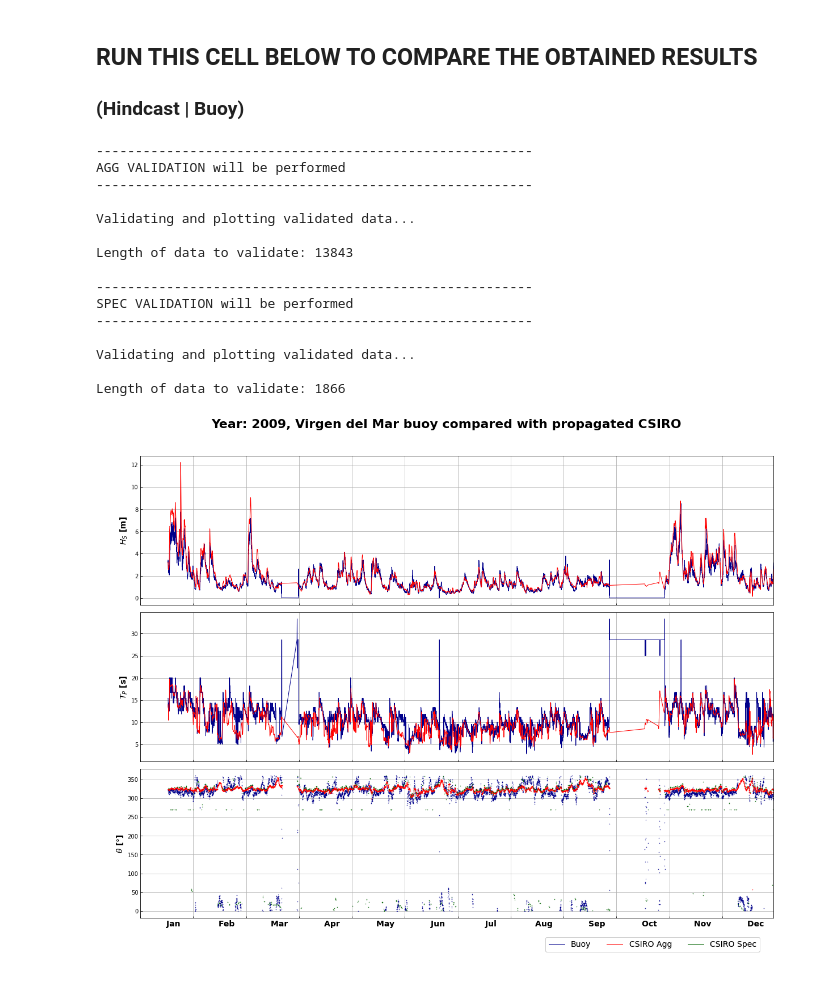
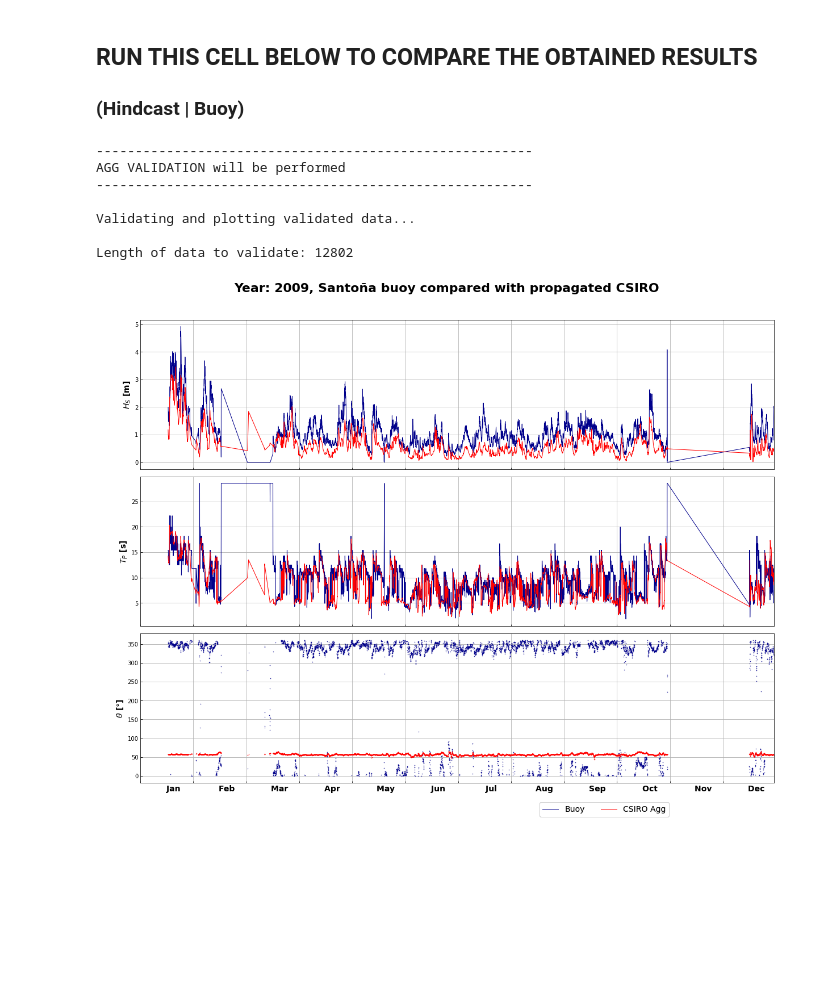
Before and after one commit to javitausia/DeliWaves, a Jupyter notebook: rbf/rbf_notebook.ipynb, the cells around one changed output. Saved outputs shown, nothing was run; the diff lists cells and outputs as text; code cells hidden in the pictures; blank space fills up the shorter version.

Commit message:
update notebooks for the book

```diff
--- a/rbf/rbf_notebook.ipynb
+++ b/rbf/rbf_notebook.ipynb
@@ -70,8 +70,8 @@ p_data = op.join(os.getcwd(), '..', 'data')
 p_swan = op.join(p_data, 'projects-swan')
 
 # -------------- EDIT THIS PART --------------------------------------------- #
-name = 'SDR'               # used name in the SWAN section
-name_file = 'madero'       # name for the file
+name = 'BRS'               # used name in the SWAN section
+name_file = 'laredo-16'     # name for the file
 resolution = str(0.0024)   # used resolution in the SWAN section (see the folder name)
 num_cases = str(300)       # num cases in the SWAN section
 # --------------------------------------------------------------------------- #
@@ -95,18 +95,18 @@ targetswell  = xr.open_dataset(op.join(p_swan, name+'-SWELL-'+resolution,
 
 # ------- EDIT THE DESIRED POINT ------- #
 # - Coordinates as shown in GoogleMaps - #
-lat = 43.459
-lon = -3.964
+lat = 43.4233
+lon = -3.441
 # -------------------------------------- #
 
 # if an error occurs, please have a look at the
 # resolution of the bathymetry/propagations and
 # edit the reconstruction point
 
-lat = np.where((targetsea.Y.values<lat+0.005) &
-               (targetsea.Y.values>lat-0.005))[0][0]
-lon = np.where((targetswell.X.values<lon+0.005) &
-               (targetswell.X.values>lon-0.005))[0][0]
+lat = np.where((targetsea.Y.values<lat+0.0012) &
+               (targetsea.Y.values>lat-0.0012))[0][0]
+lon = np.where((targetswell.X.values<lon+0.0012) &
+               (targetswell.X.values>lon-0.0012))[0][0]
 targetsea   = targetsea.isel(X=lon).isel(Y=lat)
 targetswell = targetswell.isel(X=lon).isel(Y=lat)
 targetsea   = pd.DataFrame({'hs': targetsea.Hsig.values,
@@ -341,19 +323,10 @@ reconstructed_dataframe = reconstructed_dataframe.join(dataset_tot[['W', 'DirW']
 # In case coastal buoy exists
 print('Extracting Buoy information...')
 
-buoy = pd.read_pickle(op.join(p_data, 'buoy', 'dataframe_vir.pkl')) # this data is an example
+buoy = pd.read_pickle(op.join(p_data, 'buoy', 'dataframe_san.pkl')) # this data is an example
 # the buoy is located in the north of Spain
 buoy.index = buoy.index.round('H')
 buoy = buoy.drop_duplicates()
 buoy_index = sorted(buoy.index.values)
 # %% [output]
 Extracting Buoy information...
-# %%
-# In case spectral reconstruction has been performed
-# REFER TO THE SPECTRA NOTEBOOK FOR MORE INFORMATION
-print('Extracting spectral data...')
-
-data_spec = pd.read_csv(op.join(p_data, 'spectra', 'spectra_'+name_file+'.csv'))
-data_spec.index = data_spec[data_spec.columns.values[0]].values
-data_spec = data_spec.drop(columns=data_spec.columns.values[0])
-reconstructed_dataframe = reconstructed_dataframe.join(data_spec)
@@ -391,7 +371,7 @@ total = reconstructed_dataframe.join(buoy, how='inner')
 
 total_plot = total[['Hs_Buoy', 'Tp_Buoy', 'Dir_Buoy',
                     'Hs_Agg', 'Tp_Agg', 'Dir_Agg',
-                    'Hs_Spec', 'Tp_Spec', 'Dir_Spec',
+                    # 'Hs_Spec', 'Tp_Spec', 'Dir_Spec',
                     'Hsea', 'Tpsea', 'Dirsea',
                     'Hswell1', 'Tpswell1', 'Dirswell1']]
 
@@ -402,7 +382,7 @@ validation_data = total_plot.copy()
 register_matplotlib_converters()
 
 year = 2009
-name_buoy = 'Virgen del Mar'
+name_buoy = 'Santoña'
 
 ini = str(year)+'-01-01 00:00:00'
 end = str(year)+'-12-31 23:00:00'
@@ -419,44 +399,38 @@ i = 0
 while i < 3:
     if i==2:
         axs[i].plot(total_plot[total_plot.columns.values[i]], '.', markersize=1, color='darkblue')
         axs[i].plot(total_plot[total_plot.columns.values[i+3]], '.', markersize=1, color='red')
-        axs[i].plot(total_plot[total_plot.columns.values[i+6]], '.', markersize=1, color='darkgreen')
+        #axs[i].plot(total_plot[total_plot.columns.values[i+6]], '.', markersize=1, color='darkgreen')
         #axs[i].plot(total_plot[total_plot.columns.values[i+9]], '.', markersize=1, color='orange')
         #axs[i].plot(total_plot[total_plot.columns.values[i+12]], '.', markersize=1, color='purple')
         axs[i].set_ylabel(labels[i], fontsize=14, fontweight='bold')
         axs[i].grid()
         axs[i].set_xlim(ini, end)
         axs[i].set_xticks(np.arange(pd.to_datetime(ini), pd.to_datetime(end), td(days=30.5)))
         axs[i].tick_params(direction='in')
         axs[i].set_xticklabels(months, fontsize=14, fontweight='bold')
     else:
         axs[i].plot(total_plot[total_plot.columns.values[i]], color='darkblue', linewidth=1)
         axs[i].plot(total_plot[total_plot.columns.values[i+3]], color='red', linewidth=1)
-        axs[i].plot(total_plot[total_plot.columns.values[i+6]], color='darkgreen', linewidth=1)
+        #axs[i].plot(total_plot[total_plot.columns.values[i+6]], color='darkgreen', linewidth=1)
         #axs[i].plot(total_plot[total_plot.columns.values[i+9]], color='orange', linewidth=1)
         #axs[i].plot(total_plot[total_plot.columns.values[i+12]], color='purple', linewidth=1)
         axs[i].set_ylabel(labels[i], fontsize=14, fontweight='bold')
         axs[i].grid()
         axs[i].tick_params(direction='in')
-    fig.legend(['Buoy', 'CSIRO Agg', 'CSIRO Spec'], loc=(0.65, 0.04), ncol=3, fontsize=14)
+    fig.legend(['Buoy', 'CSIRO Agg',
+                #'CSIRO Spec'
+               ], loc=(0.65, 0.04), ncol=3, fontsize=14)
     i += 1
 
 rbff.buoy_validation(validation_data, name_buoy, 'agg')
-rbff.buoy_validation(validation_data, name_buoy, 'spec')
+# rbff.buoy_validation(validation_data, name_buoy, 'spec')
 # %% [output]
 --------------------------------------------------------
 AGG VALIDATION will be performed
 --------------------------------------------------------
 
 Validating and plotting validated data...
 
-Length of data to validate: 13843
-
---------------------------------------------------------
-SPEC VALIDATION will be performed
---------------------------------------------------------
-
-Validating and plotting validated data...
-
-Length of data to validate: 1866
+Length of data to validate: 12802
-[figure, old version]
+[figure, new version]
```
Also changed, not shown: parts of 7 cells of this notebook, 3 other files.
